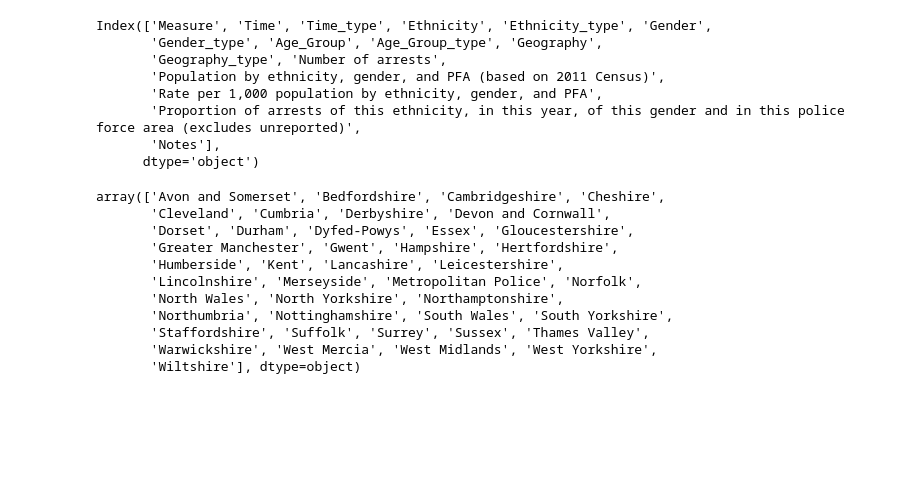
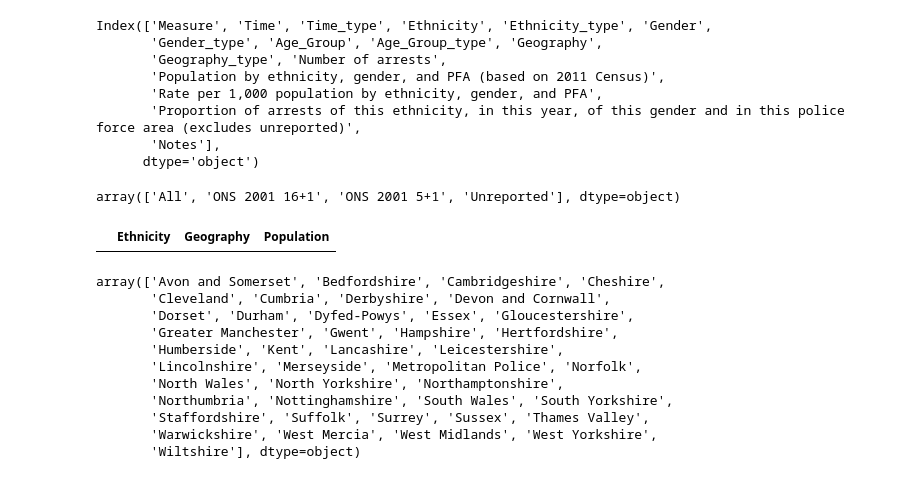
Before and after one commit to neerajthandayan/CourseProject, a Jupyter notebook: Ethnic_Diversity_Calculation.ipynb, the cells around one changed output. Saved outputs shown, nothing was run; the diff lists cells and outputs as text; code cells hidden in the pictures; blank space fills up the shorter version.

```diff
--- a/Ethnic_Diversity_Calculation.ipynb
+++ b/Ethnic_Diversity_Calculation.ipynb
@@ -27,6 +27,10 @@ Index(['Measure', 'Time', 'Time_type', 'Ethnicity', 'Ethnicity_type', 'Gender',
        'Proportion of arrests of this ethnicity, in this year, of this gender and in this police force area (excludes unreported)',
        'Notes'],
       dtype='object')
+# %%
+data['Ethnicity_type'].unique()
+# %% [output]
+array(['All', 'ONS 2001 16+1', 'ONS 2001 5+1', 'Unreported'], dtype=object)
 # %%
 # Dropping unnecessary columns
 
@@ -54,3 +58,7 @@ newdata.reset_index(inplace=True)
+# %%
+newdata.loc[newdata['Geography'] == 'London, City of']
+# %% [output]
+|  | Ethnicity | Geography | Population |
 # %%
 # Cleaning Population Data
 
```
Also changed, not shown: parts of 7 cells of this notebook.
